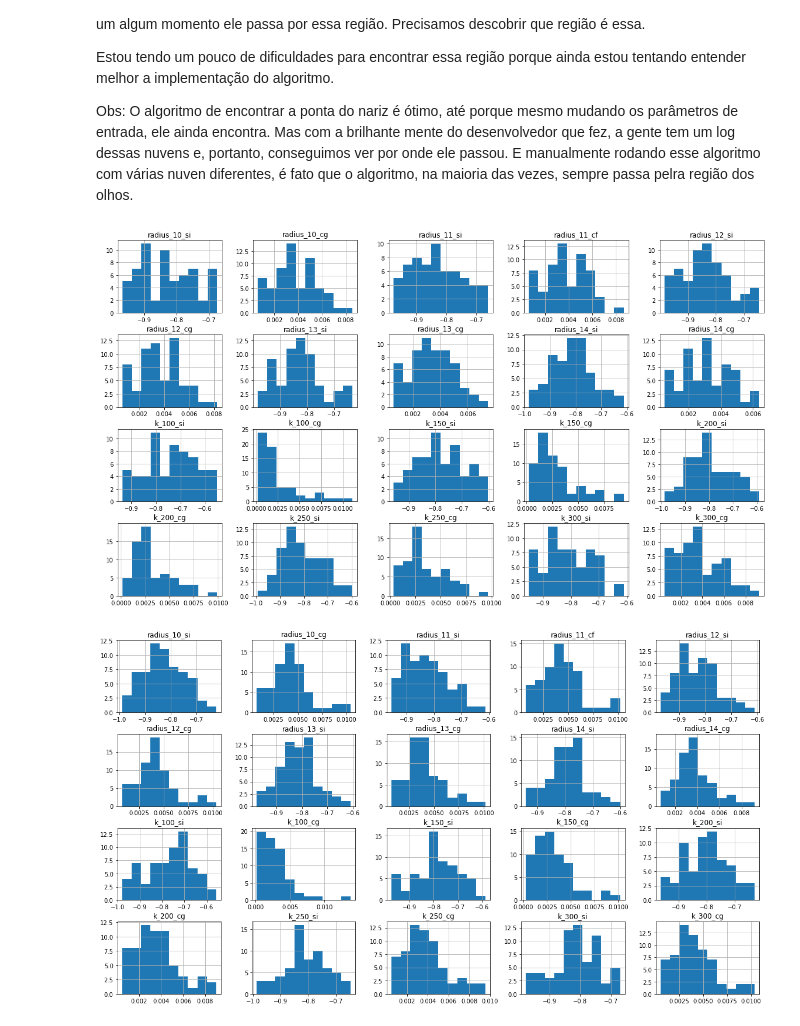
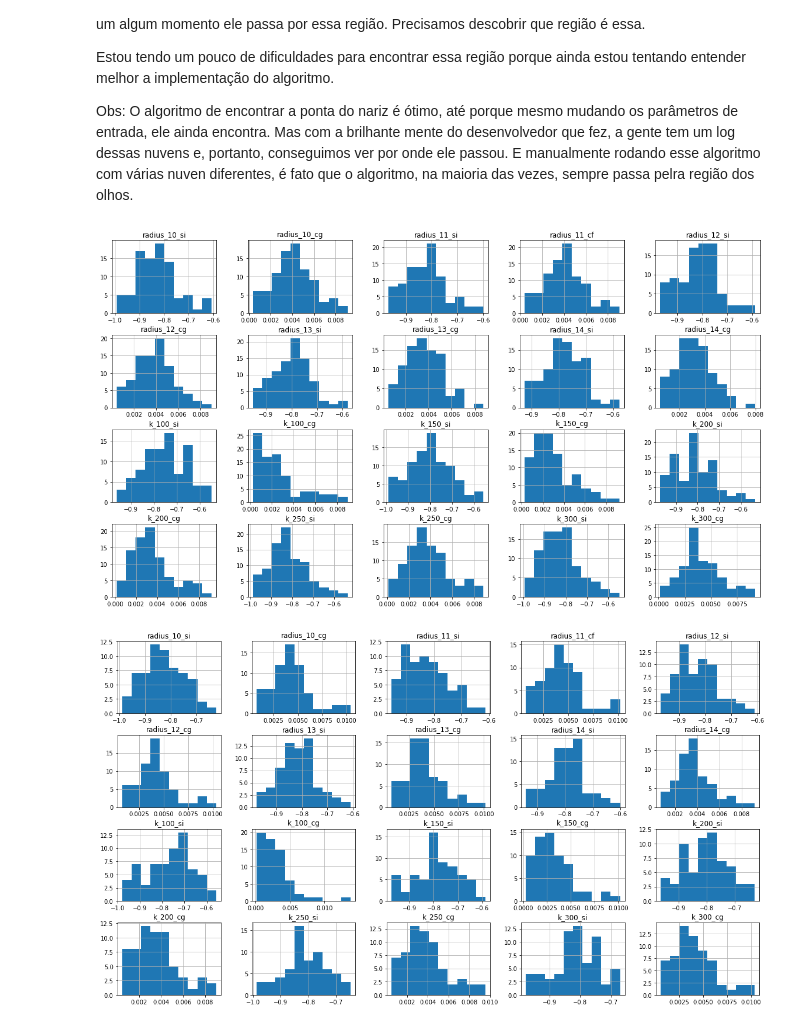
Before and after one commit to thalissonfelipe/landmarks, a Jupyter notebook: Analises.ipynb, the cells around one changed output. Drawn from its saved outputs; the diff is of its cells as text; code cells hidden in the pictures.

Commit message:
add grouped histograms plot and k vizinhos analisys

```diff
--- a/Analises.ipynb
+++ b/Analises.ipynb
@@ -47,7 +53,7 @@ type                              E
 expression                    ANGER
 Name: 40, dtype: object
 # %%
-columns = df.columns[2:-2] # only shape index and gaussian curvature column values
+columns = df.columns[2:-2].values # only shape index and gaussian curvature column values
 # %% [markdown]
 ## Correlation Matrix
 # %%
@@ -107,9 +113,9 @@ Estou tendo um pouco de dificuldades para encontrar essa região porque ainda es
 
 Obs: O algoritmo de encontrar a ponta do nariz é ótimo, até porque mesmo mudando os parâmetros de entrada, ele ainda encontra. Mas com a brilhante mente do desenvolvedor que fez, a gente tem um log dessas nuvens e, portanto, conseguimos ver por onde ele passou. E manualmente rodando esse algoritmo com várias nuven diferentes, é fato que o algoritmo, na maioria das vezes, sempre passa pelra região dos olhos.
 # %%
-plot_histograms(df, expression='FEAR')
+plot_histograms(df, expression='A22A25')
 # %% [output]
-[figure, old version]
+[figure, new version]
 # %%
 plot_histograms(df, expression='ANGER')
 # %% [output]
```
Also changed, not shown: parts of 23 cells of this notebook, 3 other files.
